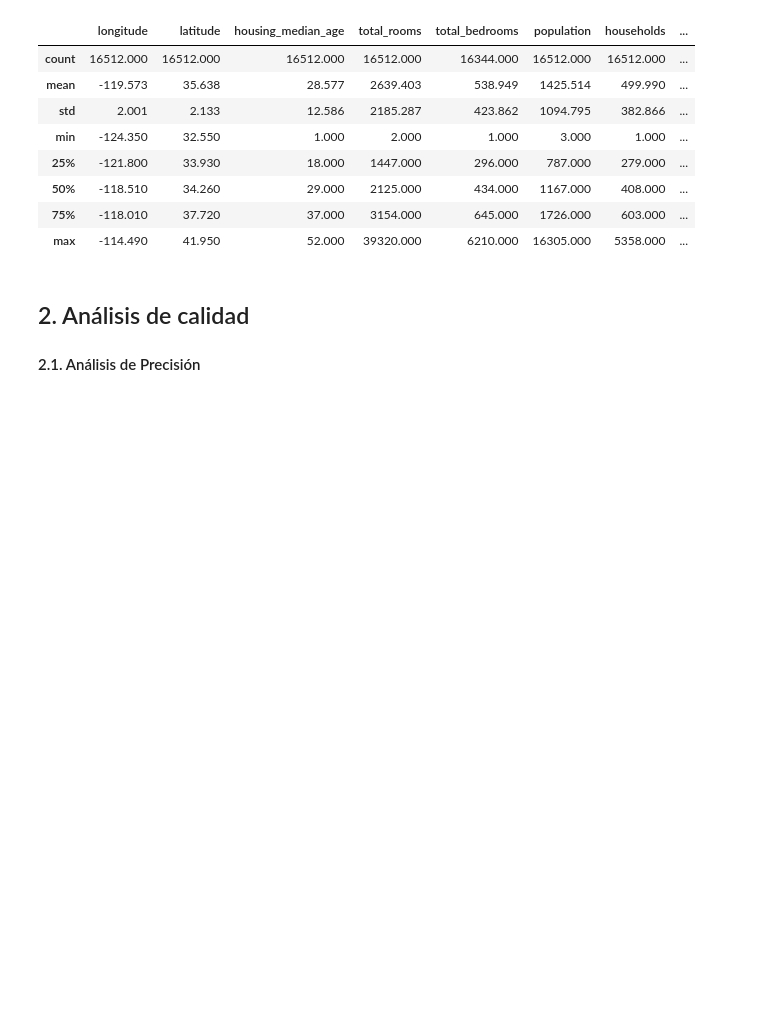
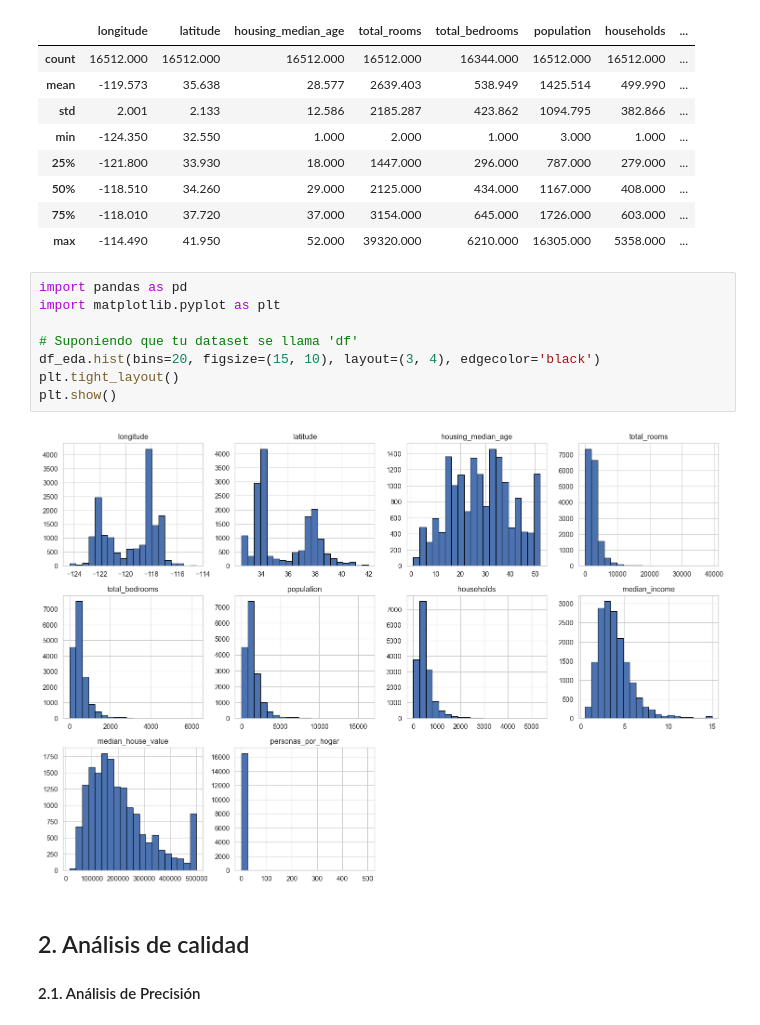
Before and after one commit to FerF17/ds-ml-project-template, a Jupyter notebook: notebooks/01_exploracion.ipynb, the cells around one changed output. Saved outputs shown, nothing was run; the diff lists cells and outputs as text; blank space fills up the shorter version.

```diff
--- a/notebooks/01_exploracion.ipynb
+++ b/notebooks/01_exploracion.ipynb
@@ -84,6 +84,16 @@ Dataset de entrenamiento cargado: 16512 filas y 10 columnas.
 | 50% | -118.510 | 34.260 | 29.000 | 2125.000 | 434.000 | 1167.000 | 408.000 | ... |
 | 75% | -118.010 | 37.720 | 37.000 | 3154.000 | 645.000 | 1726.000 | 603.000 | ... |
 | max | -114.490 | 41.950 | 52.000 | 39320.000 | 6210.000 | 16305.000 | 5358.000 | ... |
+# %%
+import pandas as pd
+import matplotlib.pyplot as plt
+
+# Suponiendo que tu dataset se llama 'df'
+df_eda.hist(bins=20, figsize=(15, 10), layout=(3, 4), edgecolor='black')
+plt.tight_layout()
+plt.show()
+# %% [output]
+[figure, added]
 # %% [markdown]
 ## 2. Análisis de calidad
 #### 2.1. Análisis de Precisión
```
Also changed, not shown: 1 other file.
